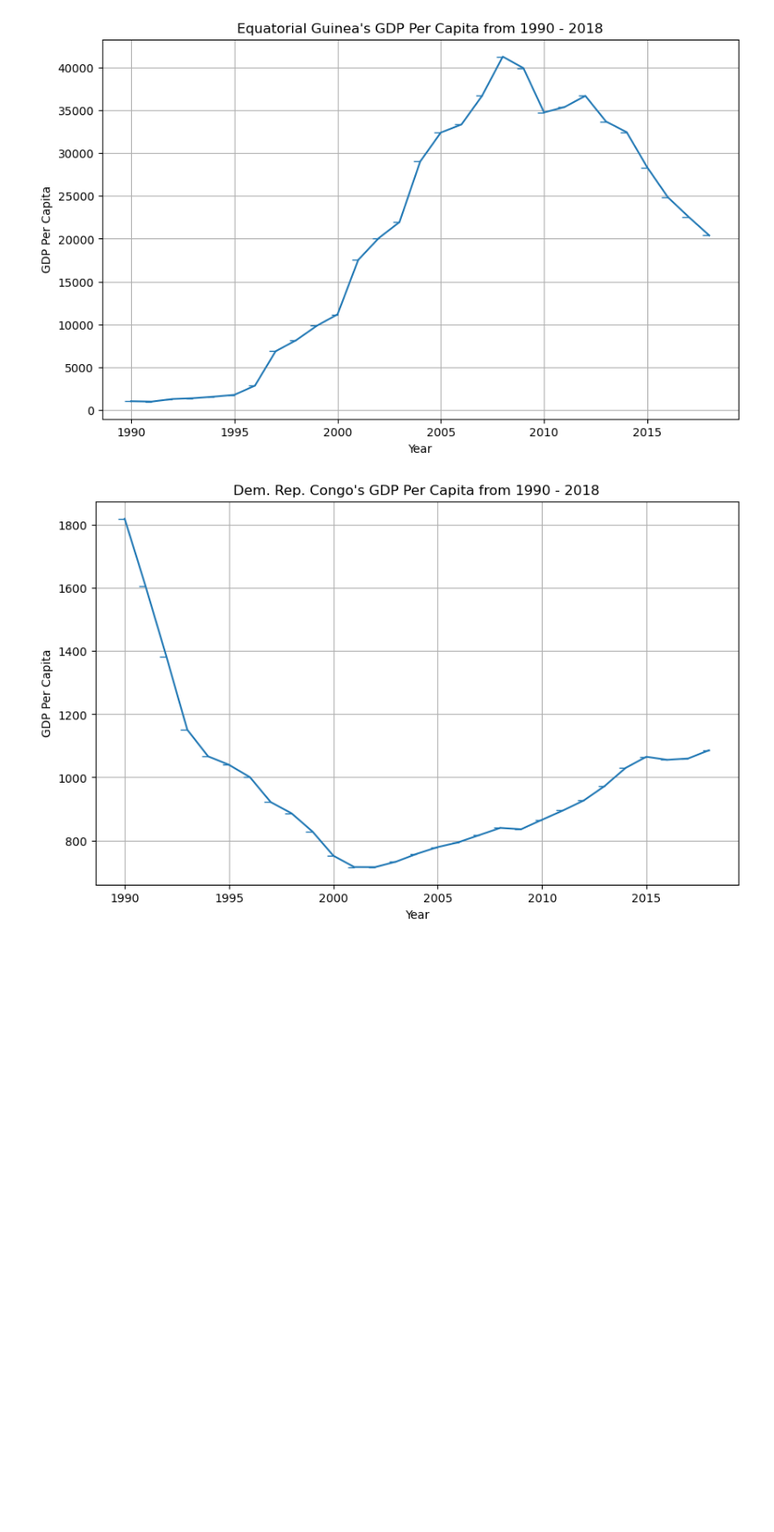
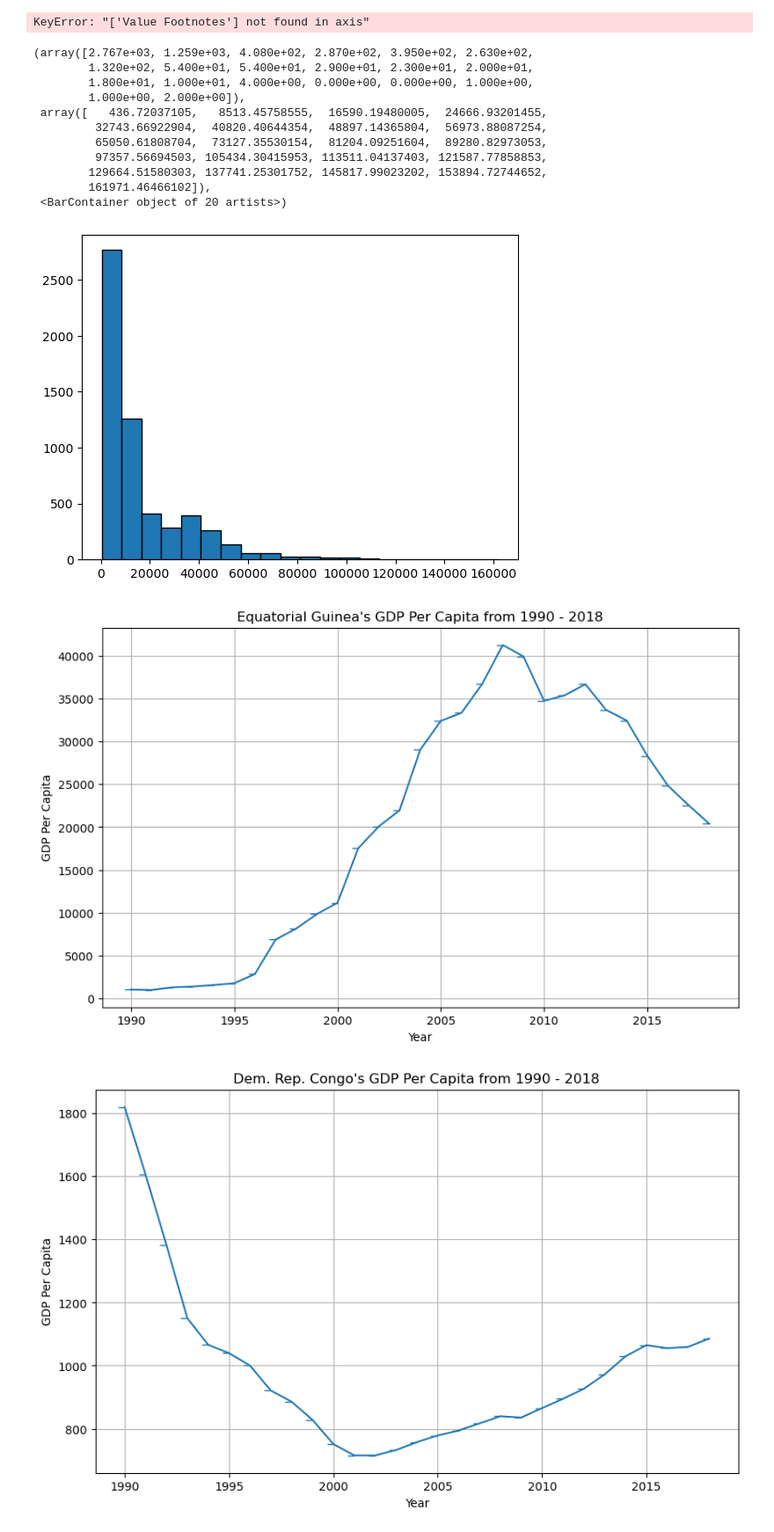
Before and after one commit to nss-data-science-cohort-7/un-exploration-shanks-t, a Jupyter notebook: notebooks/UN_Data_Exploration.ipynb, the cells around one changed output. Shown at 88% size. Cells and saved outputs as stored; diff of their text form; code cells hidden in the pictures; blank space fills up the shorter version.

```diff
--- a/notebooks/UN_Data_Exploration.ipynb
+++ b/notebooks/UN_Data_Exploration.ipynb
@@ -0,0 +11,15 @@
+# %%
+
+renamed = gdp_df.rename(columns={gdp_df.columns[0]:'Country',gdp_df.columns[1]: 'Year', gdp_df.columns[2]: 'GDP_Per_Capita'})
+gdp_df.drop(columns="Value Footnotes")
+
+num_columns = gdp_df.shape[1]
+num_columns
+
+num_rows = gdp_df.shape[0]
+num_rows
+
+column_types = gdp_df.dtypes
+column_types
+# %% [output]
+KeyError: "['Value Footnotes'] not found in axis"
@@ -1 +59,17 @@
+# %%
+
+plt.hist(gdp_2014['GDP_Per_Capita'], bins=20, edgecolor='k')
+# %% [output]
+(array([2.767e+03, 1.259e+03, 4.080e+02, 2.870e+02, 3.950e+02, 2.630e+02,
+        1.320e+02, 5.400e+01, 5.400e+01, 2.900e+01, 2.300e+01, 2.000e+01,
+        1.800e+01, 1.000e+01, 4.000e+00, 0.000e+00, 0.000e+00, 1.000e+00,
+        1.000e+00, 2.000e+00]),
+ array([   436.72037105,   8513.45758555,  16590.19480005,  24666.93201455,
+         32743.66922904,  40820.40644354,  48897.14365804,  56973.88087254,
+         65050.61808704,  73127.35530154,  81204.09251604,  89280.82973053,
+         97357.56694503, 105434.30415953, 113511.04137403, 121587.77858853,
+        129664.51580303, 137741.25301752, 145817.99023202, 153894.72744652,
+        161971.46466102]),
+ <BarContainer object of 20 artists>)
+[figure, added]
 # %%
```
Also changed, not shown: parts of 5 cells of this notebook.
